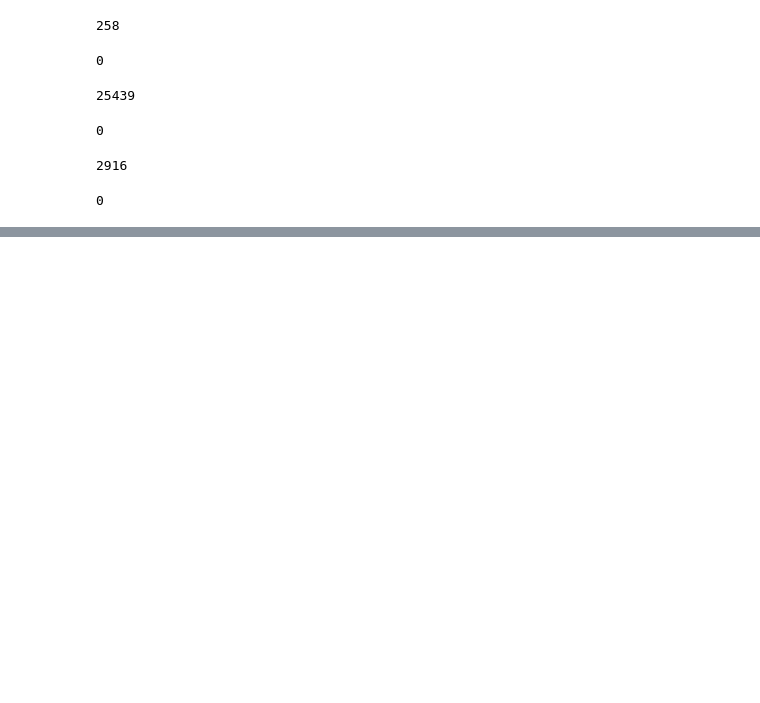
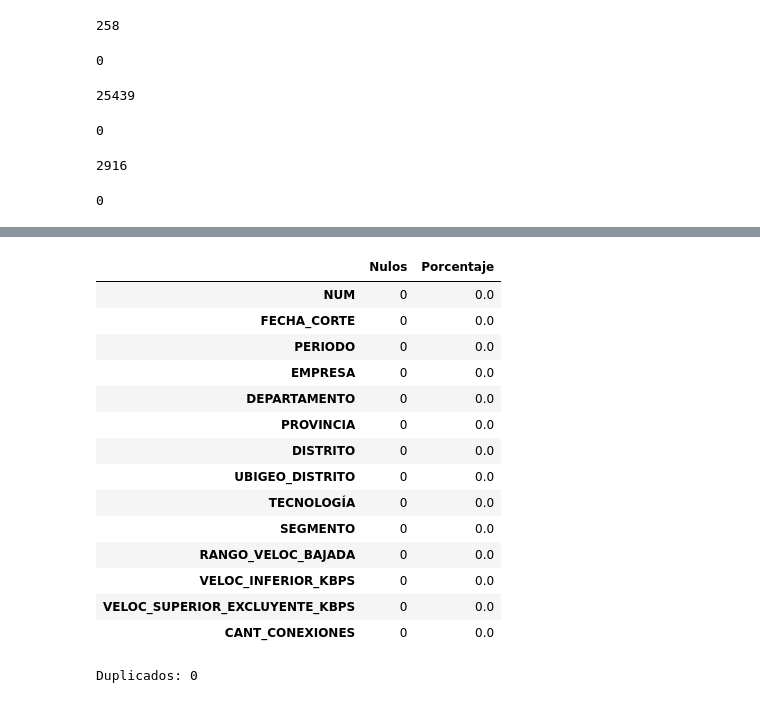
Before and after one commit to ElPalo708/An-lisis-de-la-Brecha-Digital-y-Acceso-a-TIC-en-el-Per-2023-2024, a Jupyter notebook: perfilado.ipynb, the cells around one changed output, grey strips where cells are left out. Drawn from its saved outputs; the diff is of its cells as text; code cells hidden in the pictures; blank space fills up the shorter version.

```diff
--- a/perfilado.ipynb
+++ b/perfilado.ipynb
@@ -864,0 +1026,28 @@ len(outliers)
+# %%
+nulos = df2.isnull().sum()
+porcentaje = (nulos / len(df2)) * 100
+
+pd.DataFrame({
+    "Nulos": nulos,
+    "Porcentaje": porcentaje
+}).sort_values(by="Porcentaje", ascending=False)
+# %% [output]
+|  | Nulos | Porcentaje |
+| NUM | 0 | 0.0 |
+| FECHA_CORTE | 0 | 0.0 |
+| PERIODO | 0 | 0.0 |
+| EMPRESA | 0 | 0.0 |
+| DEPARTAMENTO | 0 | 0.0 |
+| PROVINCIA | 0 | 0.0 |
+| DISTRITO | 0 | 0.0 |
+| UBIGEO_DISTRITO | 0 | 0.0 |
+| TECNOLOGÍA | 0 | 0.0 |
+| SEGMENTO | 0 | 0.0 |
+| RANGO_VELOC_BAJADA | 0 | 0.0 |
+| VELOC_INFERIOR_KBPS | 0 | 0.0 |
+| VELOC_SUPERIOR_EXCLUYENTE_KBPS | 0 | 0.0 |
+| CANT_CONEXIONES | 0 | 0.0 |
+# %%
+print("Duplicados:", df2.duplicated().sum())
+# %% [output]
+Duplicados: 0
```
Also changed, not shown: parts of 32 cells of this notebook, 4 other files.
